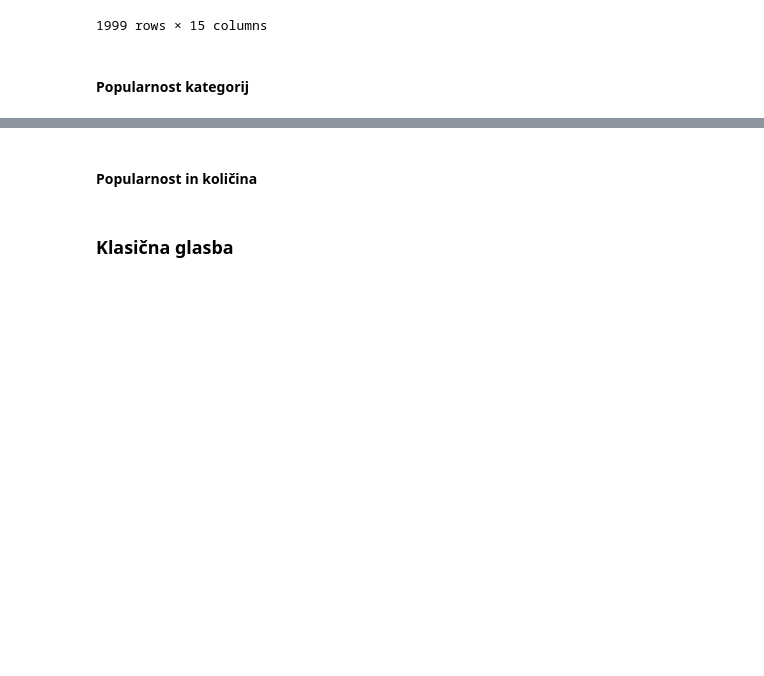
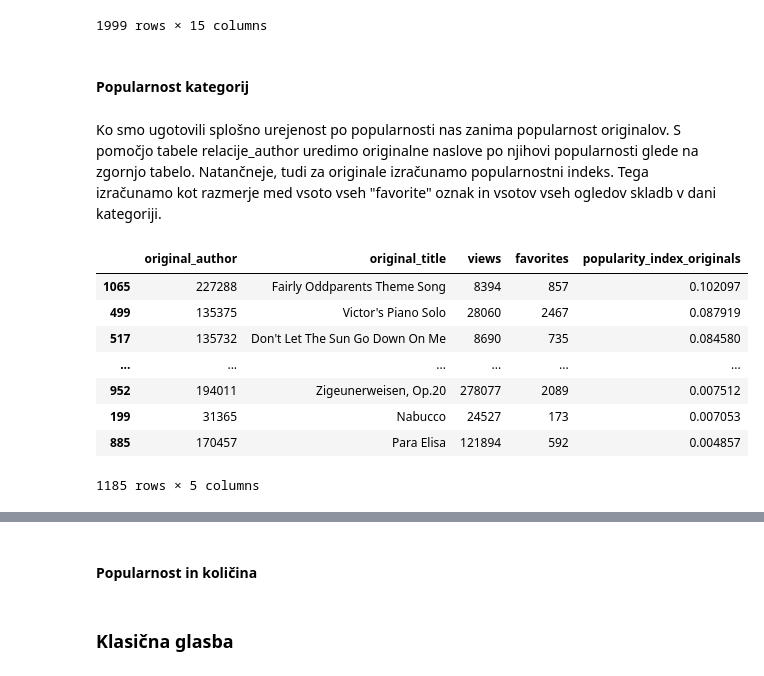
Before and after one commit to klara-stantic/Prog1-projektna, a Jupyter notebook: analiza_podatkov.ipynb, the cells around one changed output, grey strips where cells are left out. Drawn from its saved outputs; the diff is of its cells as text; code cells hidden in the pictures; blank space fills up the shorter version.

Commit message:
Popularnost

```diff
--- a/analiza_podatkov.ipynb
+++ b/analiza_podatkov.ipynb
@@ -564,3 +564,29 @@ music_new
 1999 rows × 15 columns
 # %% [markdown]
 #### Popularnost kategorij
+# %% [markdown]
+Ko smo ugotovili splošno urejenost po popularnosti nas zanima popularnost originalov. S pomočjo tabele relacije_author uredimo originalne naslove po njihovi popularnosti glede na zgornjo tabelo.
+Natančneje, tudi za originale izračunamo popularnostni indeks. Tega izračunamo kot razmerje med vsoto vseh "favorite" oznak in vsotov vseh ogledov skladb v dani kategoriji.
+# %%
+authors_merged = relacije_authors.merge(music_new, on= "music_id")
+
+# Preštejemo skupne "views" in "favorites"
+popularity_originals = authors_merged.groupby(["original_author", "original_title"]).agg({"views": "sum", "favorites": "sum"}).reset_index()
+
+# Izračun popularnosti
+popularity_originals["popularity_index_originals"] = popularity_originals["favorites"] / popularity_originals["views"]
+
+# Urejanje po popularnosti
+popularity_originals = popularity_originals.sort_values(by="popularity_index_originals", ascending=False)
+
+popularity_originals
+# %% [output]
+|  | original_author | original_title | views | favorites | popularity_index_originals |
+| 1065 | 227288 | Fairly Oddparents Theme Song | 8394 | 857 | 0.102097 |
+| 499 | 135375 | Victor's Piano Solo | 28060 | 2467 | 0.087919 |
+| 517 | 135732 | Don't Let The Sun Go Down On Me | 8690 | 735 | 0.084580 |
+| ... | ... | ... | ... | ... | ... |
+| 952 | 194011 | Zigeunerweisen, Op.20 | 278077 | 2089 | 0.007512 |
+| 199 | 31365 | Nabucco | 24527 | 173 | 0.007053 |
+| 885 | 170457 | Para Elisa | 121894 | 592 | 0.004857 |
+1185 rows × 5 columns
```
Also changed, not shown: parts of 9 cells of this notebook.
